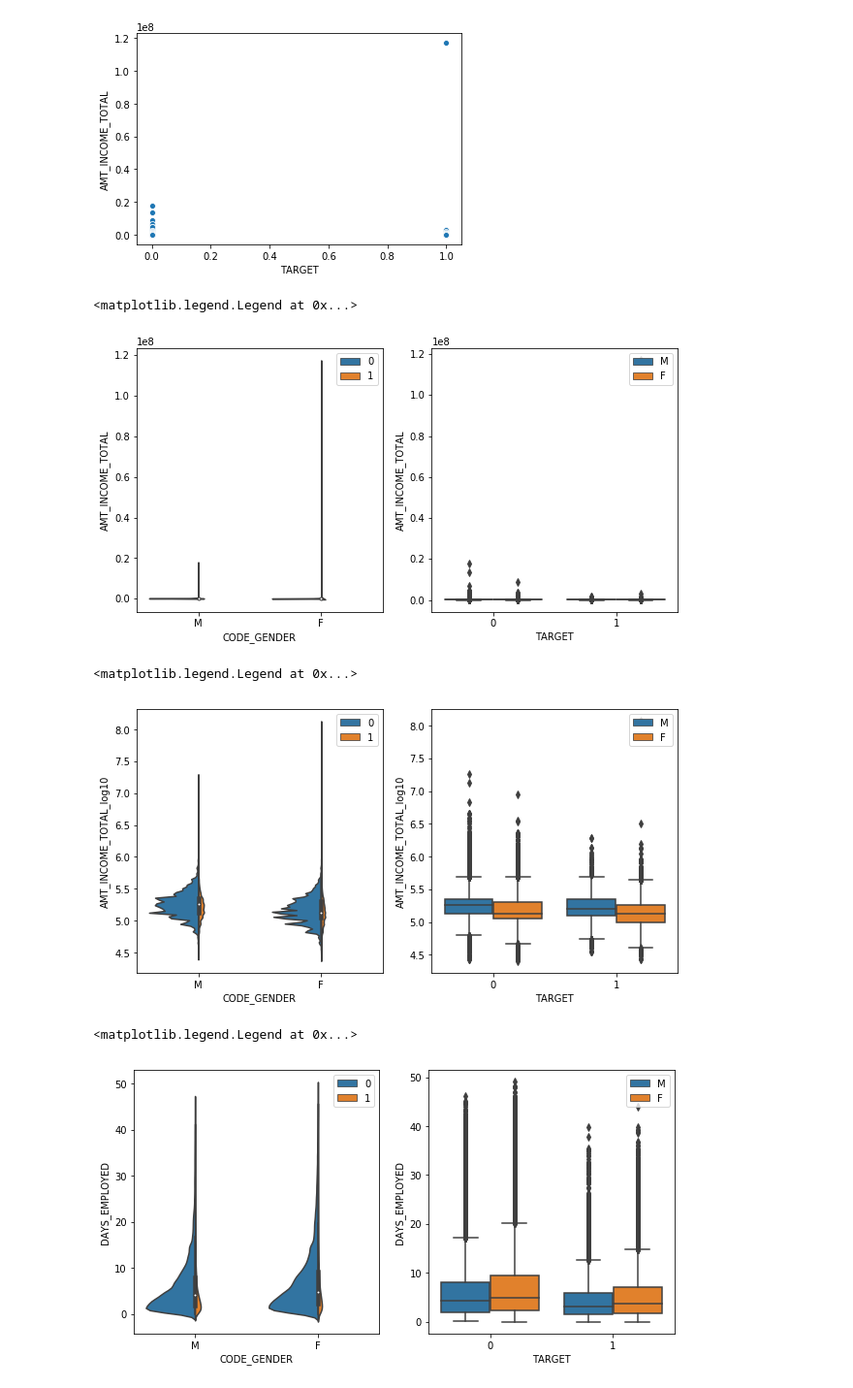
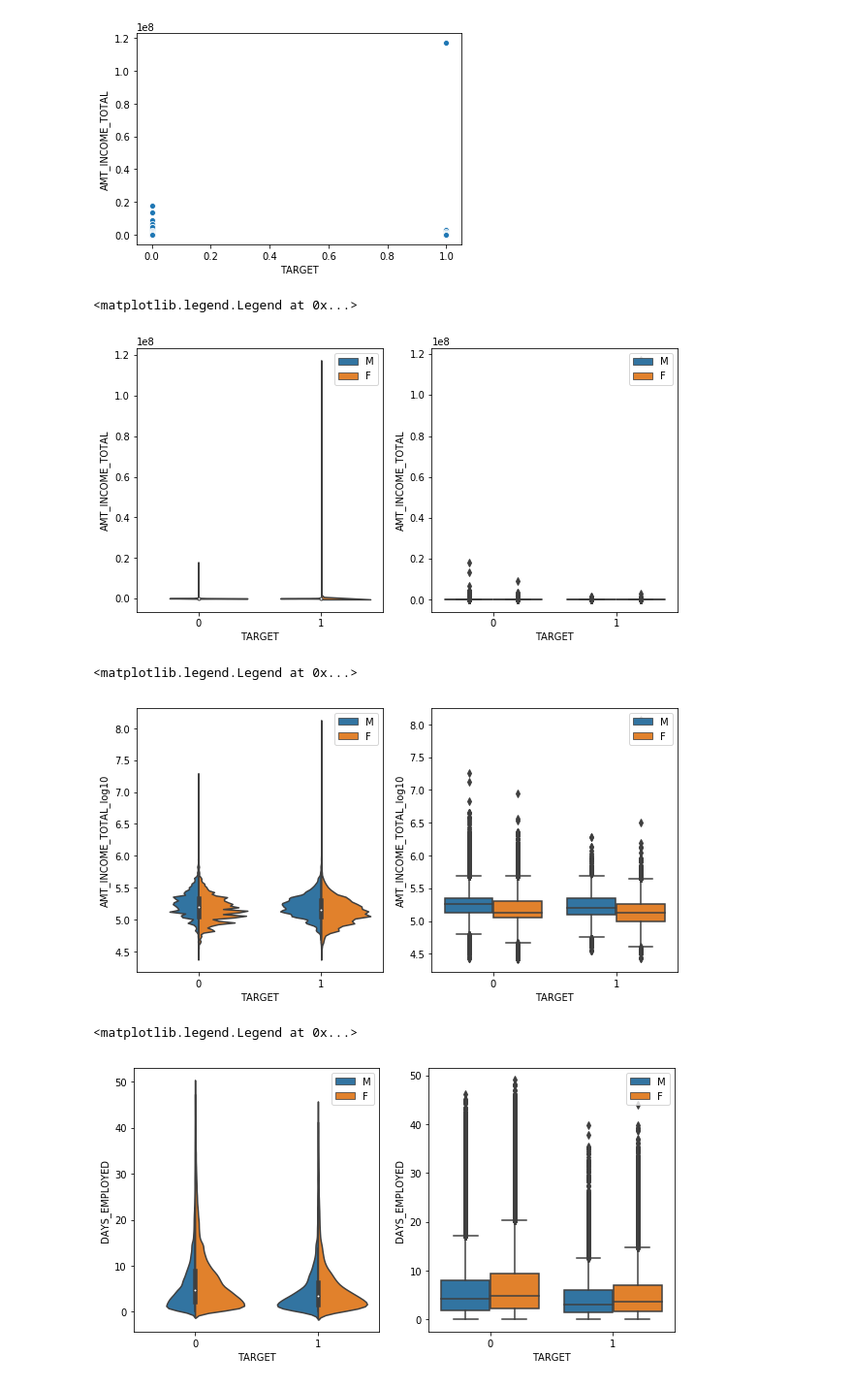
Before and after one commit to midilandlu/2nd-ML100Days-1, a Jupyter notebook: homework/Day_010_HW.ipynb, the cells around one changed output. Shown at 97% size. Cells and saved outputs as stored; diff of their text form; code cells hidden in the pictures.

```diff
--- a/homework/Day_010_HW.ipynb
+++ b/homework/Day_010_HW.ipynb
@@ -58,6 +58,11 @@ app_train['DAYS_EMPLOYED'] = abs(app_train['DAYS_EMPLOYED']) / 365
 
 # 出生日數 (DAYS_BIRTH) 取絕對值
 app_train['DAYS_BIRTH'] = abs(app_train['DAYS_BIRTH']) / 365
+# %%
+app_train['AMT_INCOME_TOTAL' + '_log10'] = np.log10(app_train['AMT_INCOME_TOTAL'])
+GENDER_condition = app_train['CODE_GENDER'] != 'XNA'
+DAYS_EMPLOYED_condition = ~app_train['DAYS_EMPLOYED'].isnull()
+sub_data = app_train.loc[GENDER_condition & DAYS_EMPLOYED_condition]
 # %% [markdown]
 ### 相關係數
 一樣，pandas 很貼心地讓我們可以非常容易計算相關係數
@@ -115,9 +128,9 @@ fig.subplots_adjust(left = None , bottom = None , right = None , top = None ,
                     wspace = None , hspace = 0.5)
 
 ax = fig.add_subplot(1 , 2 , 1)
-g1 = sns.violinplot(x = 'CODE_GENDER' ,
+g1 = sns.violinplot(x = 'TARGET' ,
                     y = 'AMT_INCOME_TOTAL' ,
-                    hue = 'TARGET' ,
+                    hue = 'CODE_GENDER' ,
                     data = sub_data ,
                     split = True ,
                     scale = 'count')
@@ -125,13 +138,13 @@ g1.legend(loc = 1)
 
 ax = fig.add_subplot(1 , 2 , 2)
 g2 = sns.boxplot(x = 'TARGET' ,
-                y = 'AMT_INCOME_TOTAL' ,
-                hue = 'CODE_GENDER' ,
-                data = sub_data)
+                 y = 'AMT_INCOME_TOTAL' ,
+                 hue = 'CODE_GENDER' ,
+                 data = sub_data)
 g2.legend(loc = 1)
 # %% [output]
 <matplotlib.legend.Legend at 0x...>
-[figure, old version]
+[figure, new version]
 # %%
 # 所以讓'AMT_INCOME_TOTAL'這一列的數據取對數，可以讓畫出來的圖好看一點
 fig = plt.figure(figsize=(10 , 5))
@@ -139,9 +152,9 @@ fig.subplots_adjust(left = None , bottom = None , right = None , top = None ,
                     wspace = None , hspace = 0.5)
 
 ax = fig.add_subplot(1 , 2 , 1)
-g1 = sns.violinplot(x = 'CODE_GENDER' ,
+g1 = sns.violinplot(x = 'TARGET' ,
                     y = 'AMT_INCOME_TOTAL_log10' ,
-                    hue = 'TARGET' ,
+                    hue = 'CODE_GENDER' ,
                     data = sub_data ,
                     split = True ,
                     scale = 'count')
@@ -155,30 +168,30 @@ g2 = sns.boxplot(x = 'TARGET' ,
 g2.legend(loc = 1)
 # %% [output]
 <matplotlib.legend.Legend at 0x...>
-[figure, old version]
+[figure, new version]
 # %%
 fig = plt.figure(figsize=(10 , 5))
 fig.subplots_adjust(left = None , bottom = None , right = None , top = None ,
                     wspace = None , hspace = 0.5)
 
 ax = fig.add_subplot(1 , 2 , 1)
-g1 = sns.violinplot(x = 'CODE_GENDER' ,
+g1 = sns.violinplot(x = 'TARGET' ,
                     y = 'DAYS_EMPLOYED' ,
-                    hue = 'TARGET' ,
+                    hue = 'CODE_GENDER' ,
                     data = sub_data ,
                     split = True ,
                     scale = 'count')
 g1.legend(loc = 1)
 
 ax = fig.add_subplot(1 , 2 , 2)
 g2 = sns.boxplot(x = 'TARGET' ,
                  y = 'DAYS_EMPLOYED' ,
                  hue = 'CODE_GENDER' ,
                  data = sub_data)
 g2.legend(loc = 1)
 # %% [output]
 <matplotlib.legend.Legend at 0x...>
-[figure, old version]
+[figure, new version]
 # %%
 fig = plt.figure(figsize=(10 , 5))
 fig.subplots_adjust(left = None , bottom = None , right = None , top = None ,
```
Also changed, not shown: parts of 2 cells of this notebook.
